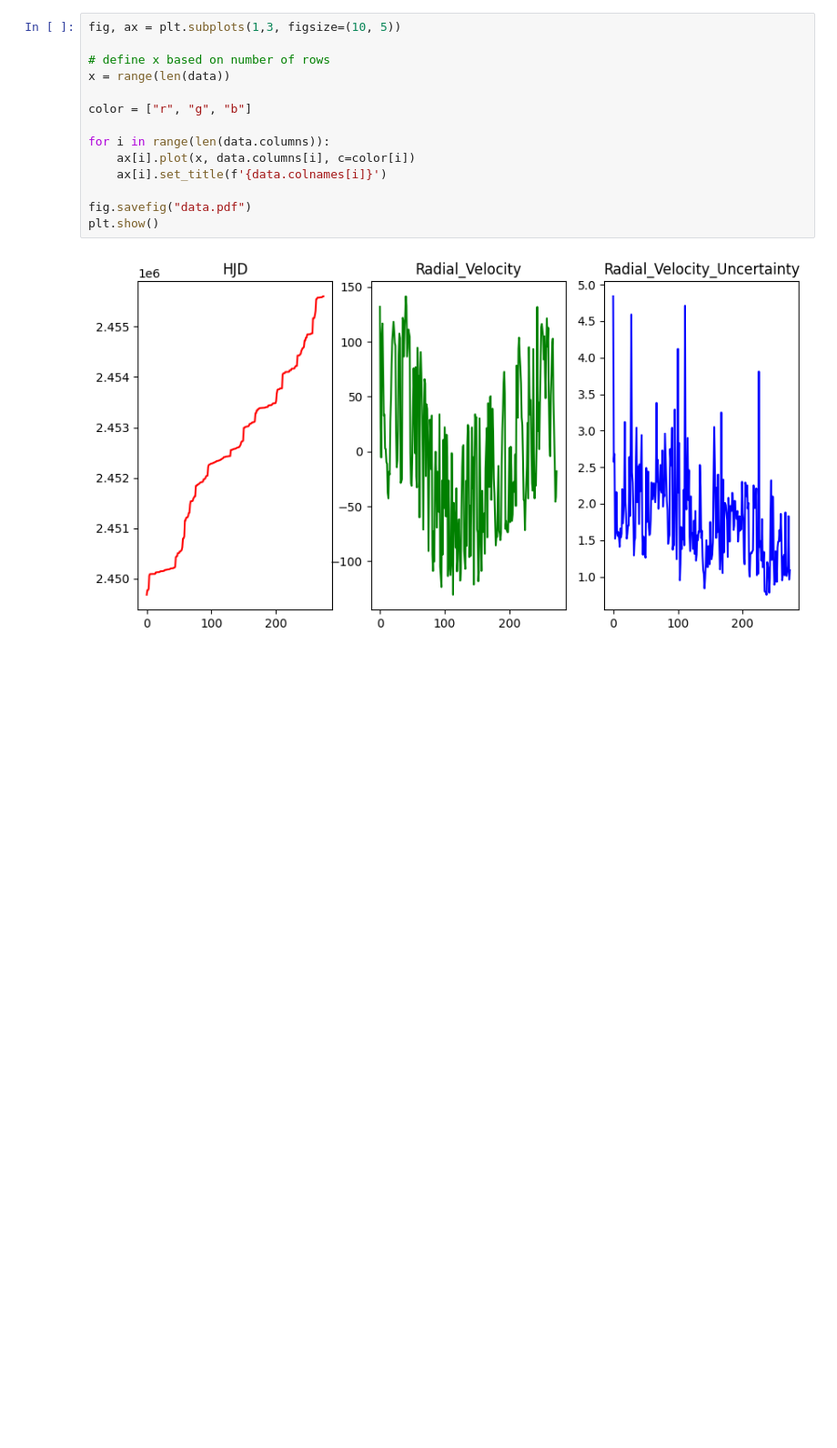
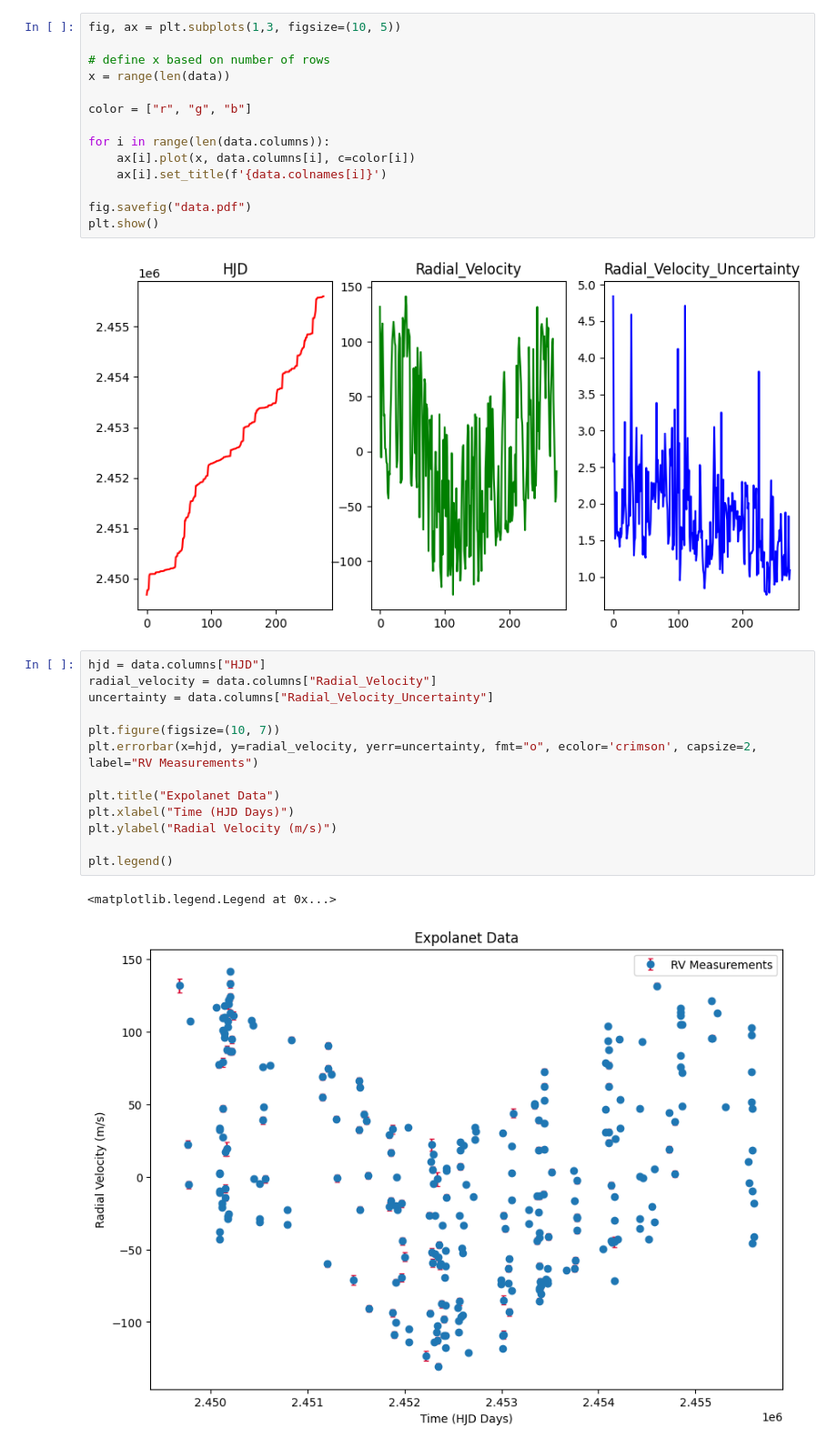
Before and after one commit to djlouie/ASTR-19-Group-Project, a Jupyter notebook: astr19-group-project.ipynb, the cells around one changed output. Shown: that part at 91% size. Drawn from its saved outputs; the diff is of its cells as text; blank space fills up the shorter version.

```diff
--- a/astr19-group-project.ipynb
+++ b/astr19-group-project.ipynb
@@ -53,3 +53,19 @@ fig.savefig("data.pdf")
 plt.show()
 # %% [output]
 [figure]
+# %%
+hjd = data.columns["HJD"]
+radial_velocity = data.columns["Radial_Velocity"]
+uncertainty = data.columns["Radial_Velocity_Uncertainty"]
+
+plt.figure(figsize=(10, 7))
+plt.errorbar(x=hjd, y=radial_velocity, yerr=uncertainty, fmt="o", ecolor='crimson', capsize=2, label="RV Measurements")
+
+plt.title("Expolanet Data")
+plt.xlabel("Time (HJD Days)")
+plt.ylabel("Radial Velocity (m/s)")
+
+plt.legend()
+# %% [output]
+<matplotlib.legend.Legend at 0x...>
+[figure, added]
```
Also changed, not shown: parts of 8 cells of this notebook, 1 other file.
